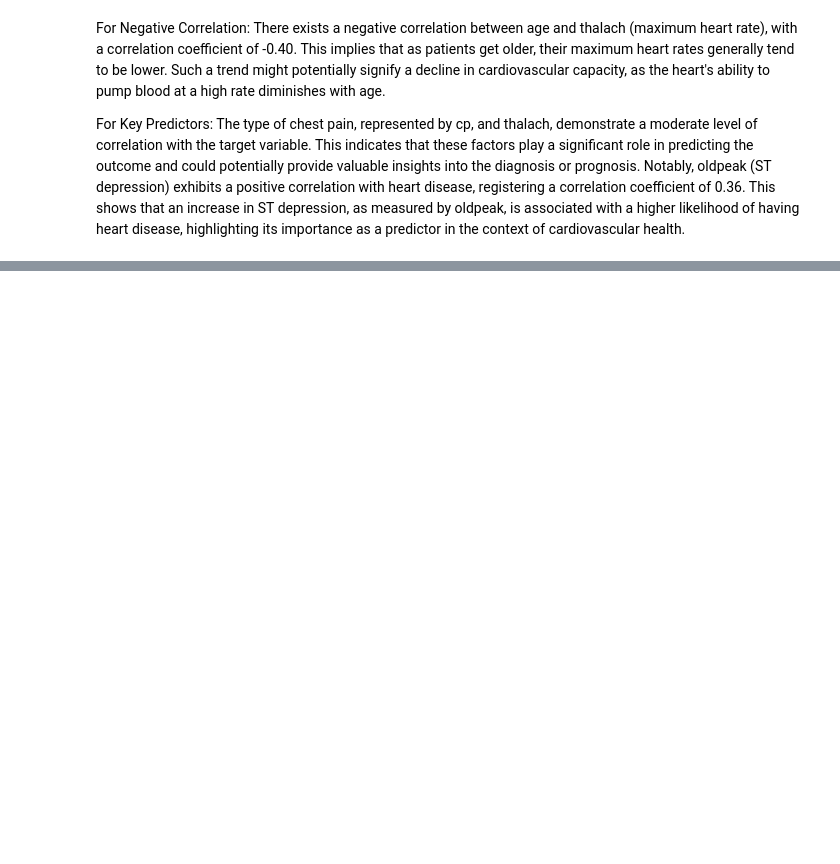
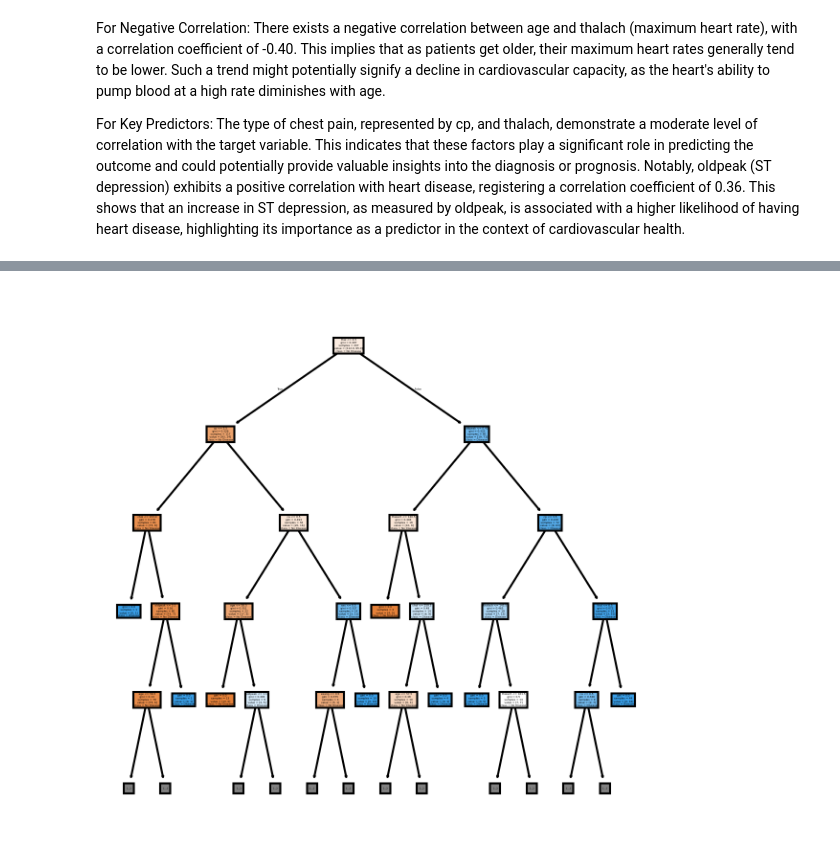
Before and after one commit to LeyuanShen/heart_disease_classification, a Jupyter notebook: assignment6.ipynb, the cells around one changed output, grey strips where cells are left out. Drawn from its saved outputs; the diff is of its cells as text; code cells hidden in the pictures; blank space fills up the shorter version.

```diff
--- a/assignment6.ipynb
+++ b/assignment6.ipynb
@@ -138,0 +329,20 @@ For Key Predictors: The type of chest pain, represented by cp, and thalach, demo
+# %%
+dt_best = DecisionTreeClassifier(
+    criterion='gini',
+    random_state=0,
+    max_depth=best_depth
+)
+dt_best.fit(X_train, y_train)
+
+fig, axes = plt.subplots(nrows=1, ncols=1, figsize=(4, 4), dpi=300)
+plot_tree(
+    dt_best,
+    max_depth=4,
+    feature_names=X_train.columns.tolist(),
+    class_names=['No Disease', 'Disease'],
+    filled=True
+)
+plt.tight_layout()
+plt.show()
+# %% [output]
+[figure, added]
```
Also changed, not shown: parts of 29 cells of this notebook, 1 other file.
